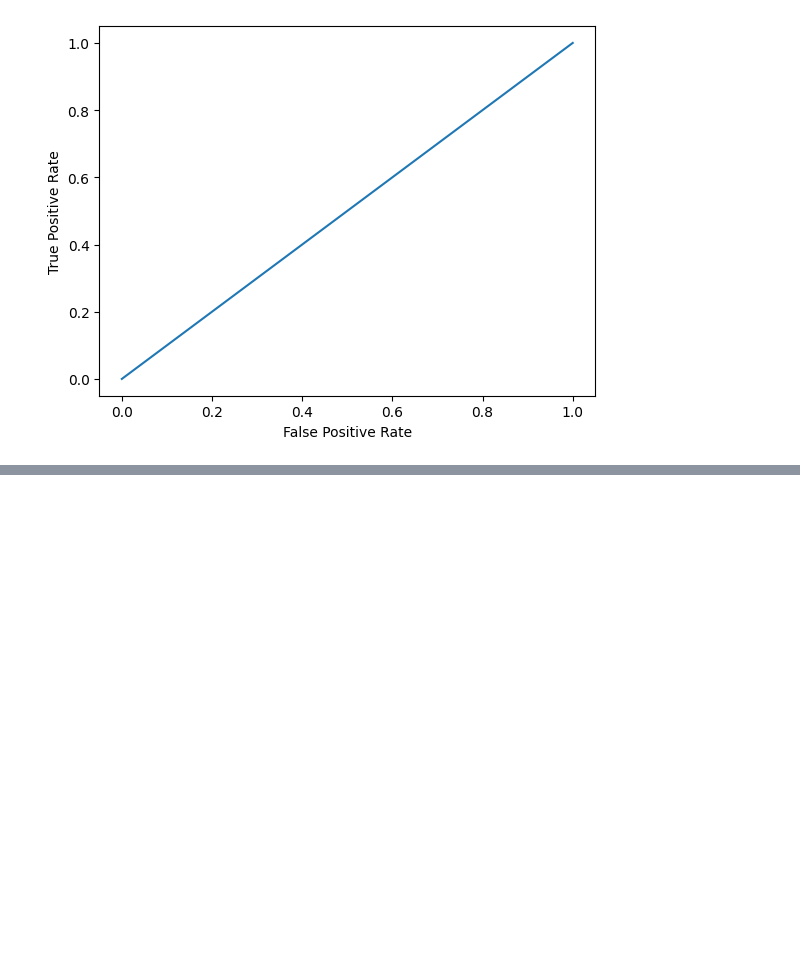
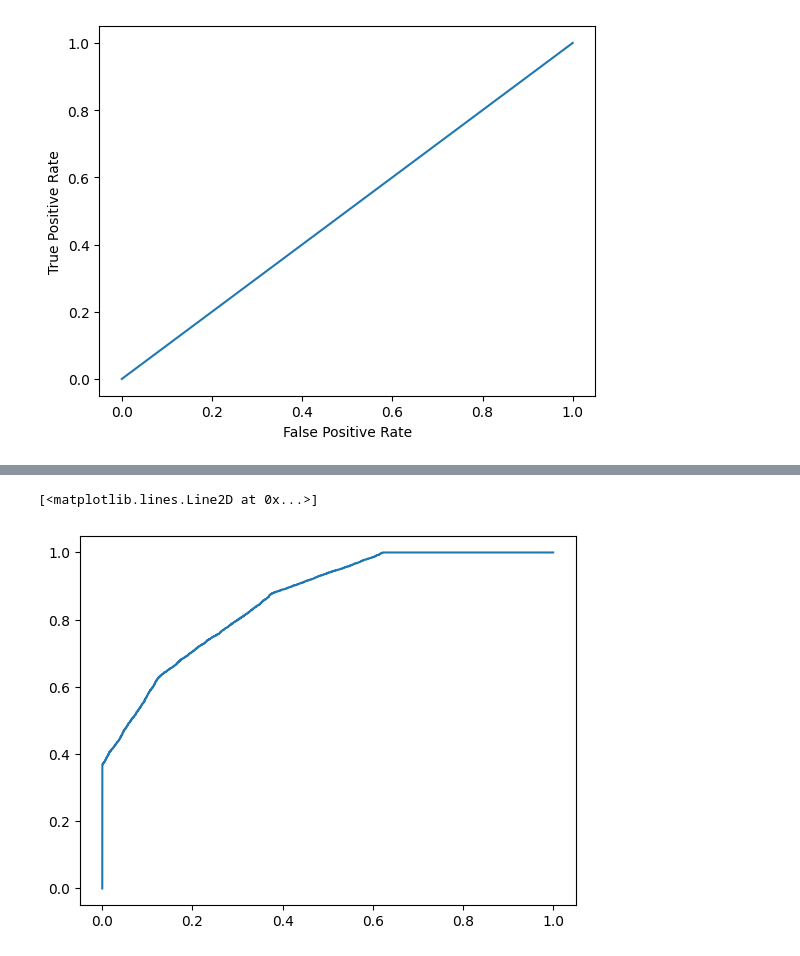
Before and after one commit to anu0055/CODES, a Jupyter notebook: ML/AUC-ROC_curve.ipynb, the cells around one changed output, grey strips where cells are left out. Cells and saved outputs as stored; diff of their text form; code cells hidden in the pictures; blank space fills up the shorter version.

```diff
--- a/ML/AUC-ROC_curve.ipynb
+++ b/ML/AUC-ROC_curve.ipynb
@@ -80,0 +81,34 @@ print(roc_auc_score(y, y_prob_2))
+# %%
+import numpy as np
+import matplotlib.pyplot as plt
+from sklearn.metrics import accuracy_score, confusion_matrix, roc_auc_score, roc_curve
+
+n = 10000
+y = np.array([0] * n + [1] * n)
+#
+y_prob_1 = np.array(
+    np.random.uniform(.25, .5, n//2).tolist() +
+    np.random.uniform(.3, .7, n).tolist() +
+    np.random.uniform(.5, .75, n//2).tolist()
+)
+y_prob_2 = np.array(
+    np.random.uniform(0, .4, n//2).tolist() +
+    np.random.uniform(.3, .7, n).tolist() +
+    np.random.uniform(.6, 1, n//2).tolist()
+)
+
+def plot_roc_curve(true_y, y_prob):
+    """
+    plots the roc curve based of the probabilities
+    """
+
+    fpr, tpr, thresholds = roc_curve(true_y, y_prob)
+    plt.plot(fpr, tpr)
+    plt.xlabel('False Positive Rate')
+    plt.ylabel('True Positive Rate')
+
+fpr, tpr, thresholds = roc_curve(y, y_prob_2)
+plt.plot(fpr, tpr)
+# %% [output]
+[<matplotlib.lines.Line2D at 0x...>]
+[figure, added]
```
Also changed, not shown: parts of 2 cells of this notebook.
